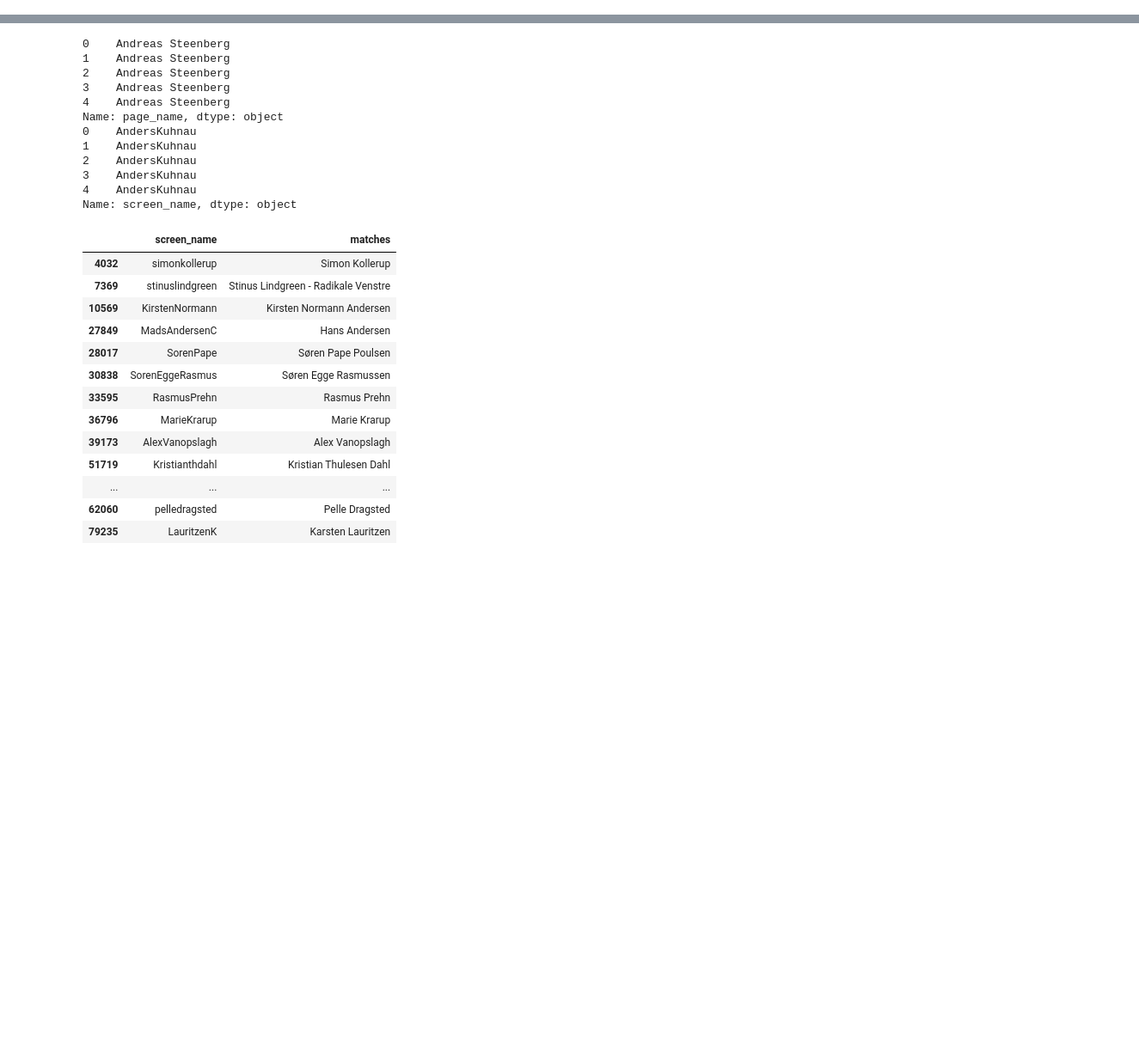
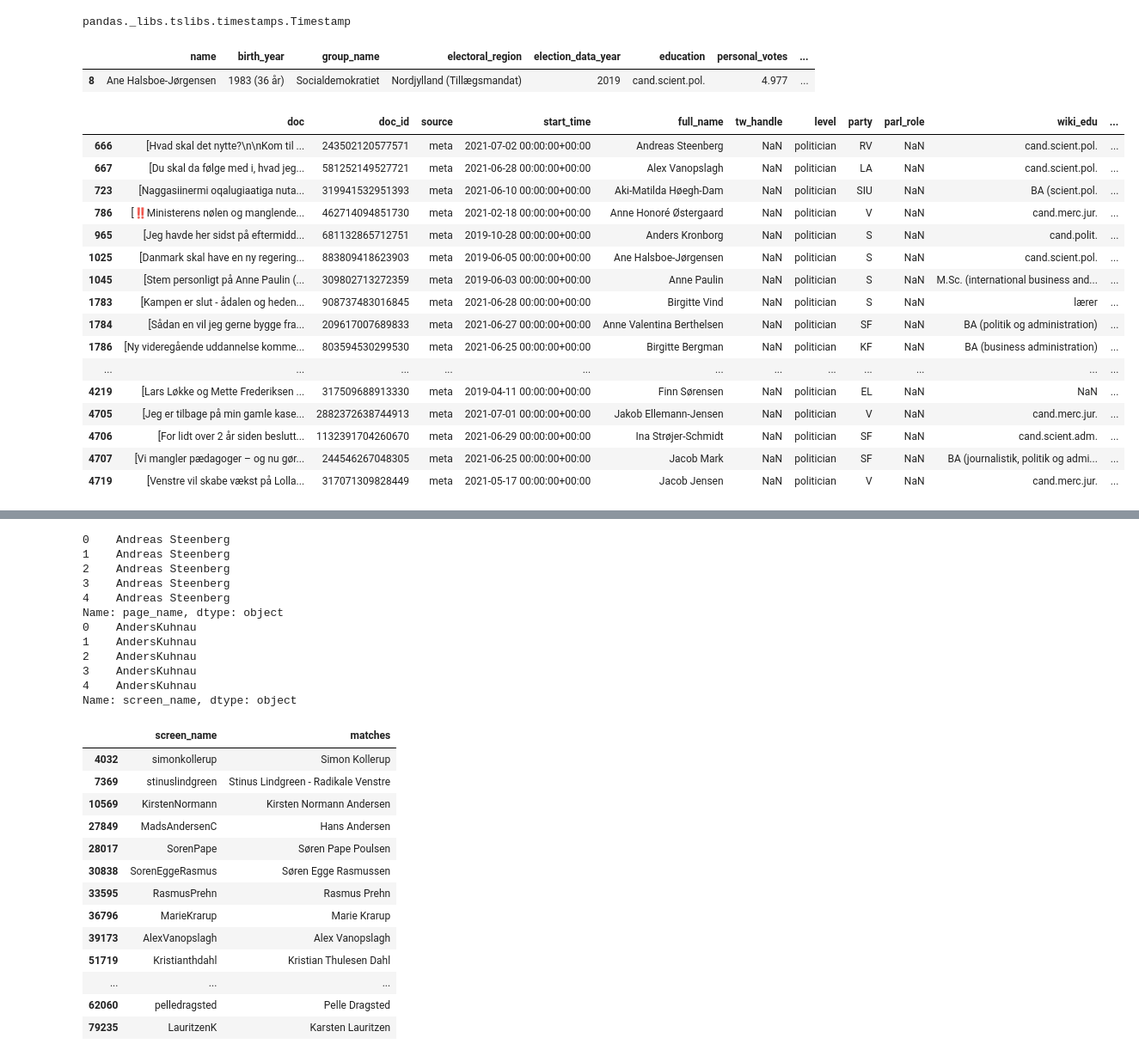
Before and after one commit to mathiasbruun/DCPA, a Jupyter notebook: infer_party.ipynb, the cells around one changed output, grey strips where cells are left out. Shown at 86% size. Cells and saved outputs as stored; diff of their text form; code cells hidden in the pictures; blank space fills up the shorter version.

Commit message:
supplementary data collections concluded

```diff
--- a/infer_party.ipynb
+++ b/infer_party.ipynb
@@ -7,0 +223,3 @@ tqdm.pandas()
+# %%
+df.sort_values(by = ['full_name', 'party'])
+df['party'] = df.groupby('full_name')['party'].transform(lambda v: v.ffill())
@@ -7,0 +250,44 @@ tqdm.pandas()
+# %%
+mps = pd.read_csv('data/raw/parliament/MP_names_15_19.csv')
+# %%
+mp_names = mps['name']
+# %%
+type(df['start_time'].iloc[0])
+# %% [output]
+pandas._libs.tslibs.timestamps.Timestamp
+# %%
+df['start_time'] = pd.to_datetime(df['start_time'], utc=True)
+# %%
+mps.loc[mps['name'] == 'Ane Halsboe-Jørgensen']
+# %% [output]
+|  | name | birth_year | group_name | electoral_region | election_data_year | education | personal_votes | ... |
+| 8 | Ane Halsboe-Jørgensen | 1983 (36 år) | Socialdemokratiet | Nordjylland (Tillægsmandat) | 2019 | cand.scient.pol. | 4.977 | ... |
+# %%
+df.loc[
+    df['full_name'].isin(mp_names) &
+    (df['start_time'] < '2021-07-05 00:00:00') &
+    (df['source'] == 'meta'),
+    [
+    'doc', 'doc_id', 'source', 'start_time',
+    'full_name', 'tw_handle', 'level', 'party',
+    'parl_role', 'wiki_edu', 'wiki_votes'
+    ]
+].drop_duplicates(subset='full_name').head(50)
+# %% [output]
+|  | doc | doc_id | source | start_time | full_name | tw_handle | level | party | parl_role | wiki_edu | ... |
+| 666 | [Hvad skal det nytte?\n\nKom til ... | 243502120577571 | meta | 2021-07-02 00:00:00+00:00 | Andreas Steenberg | NaN | politician | RV | NaN | cand.scient.pol. | ... |
+| 667 | [Du skal da følge med i, hvad jeg... | 581252149527721 | meta | 2021-06-28 00:00:00+00:00 | Alex Vanopslagh | NaN | politician | LA | NaN | cand.scient.pol. | ... |
+| 723 | [Naggasiinermi oqalugiaatiga nuta... | 319941532951393 | meta | 2021-06-10 00:00:00+00:00 | Aki-Matilda Høegh-Dam | NaN | politician | SIU | NaN | BA (scient.pol. | ... |
+| 786 | [‼️Ministerens nølen og manglende... | 462714094851730 | meta | 2021-02-18 00:00:00+00:00 | Anne Honoré Østergaard | NaN | politician | V | NaN | cand.merc.jur. | ... |
+| 965 | [Jeg havde her sidst på eftermidd... | 681132865712751 | meta | 2019-10-28 00:00:00+00:00 | Anders Kronborg | NaN | politician | S | NaN | cand.polit. | ... |
+| 1025 | [Danmark skal have en ny regering... | 883809418623903 | meta | 2019-06-05 00:00:00+00:00 | Ane Halsboe-Jørgensen | NaN | politician | S | NaN | cand.scient.pol. | ... |
+| 1045 | [Stem personligt på Anne Paulin (... | 309802713272359 | meta | 2019-06-03 00:00:00+00:00 | Anne Paulin | NaN | politician | S | NaN | M.Sc. (international business and... | ... |
+| 1783 | [Kampen er slut - ådalen og heden... | 908737483016845 | meta | 2021-06-28 00:00:00+00:00 | Birgitte Vind | NaN | politician | S | NaN | lærer | ... |
+| 1784 | [Sådan en vil jeg gerne bygge fra... | 209617007689833 | meta | 2021-06-27 00:00:00+00:00 | Anne Valentina Berthelsen | NaN | politician | SF | NaN | BA (politik og administration) | ... |
+| 1786 | [Ny videregående uddannelse komme... | 803594530299530 | meta | 2021-06-25 00:00:00+00:00 | Birgitte Bergman | NaN | politician | KF | NaN | BA (business administration) | ... |
+| ... | ... | ... | ... | ... | ... | ... | ... | ... | ... | ... | ... |
+| 4219 | [Lars Løkke og Mette Frederiksen ... | 317509688913330 | meta | 2019-04-11 00:00:00+00:00 | Finn Sørensen | NaN | politician | EL | NaN | NaN | ... |
+| 4705 | [Jeg er tilbage på min gamle kase... | 2882372638744913 | meta | 2021-07-01 00:00:00+00:00 | Jakob Ellemann-Jensen | NaN | politician | V | NaN | cand.merc.jur. | ... |
+| 4706 | [For lidt over 2 år siden beslutt... | 1132391704260670 | meta | 2021-06-29 00:00:00+00:00 | Ina Strøjer-Schmidt | NaN | politician | SF | NaN | cand.scient.adm. | ... |
+| 4707 | [Vi mangler pædagoger – og nu gør... | 244546267048305 | meta | 2021-06-25 00:00:00+00:00 | Jacob Mark | NaN | politician | SF | NaN | BA (journalistik, politik og admi... | ... |
+| 4719 | [Venstre vil skabe vækst på Lolla... | 317071309828449 | meta | 2021-05-17 00:00:00+00:00 | Jacob Jensen | NaN | politician | V | NaN | cand.merc.jur. | ... |
```
Also changed, not shown: parts of 32 cells of this notebook, 10 other files.
